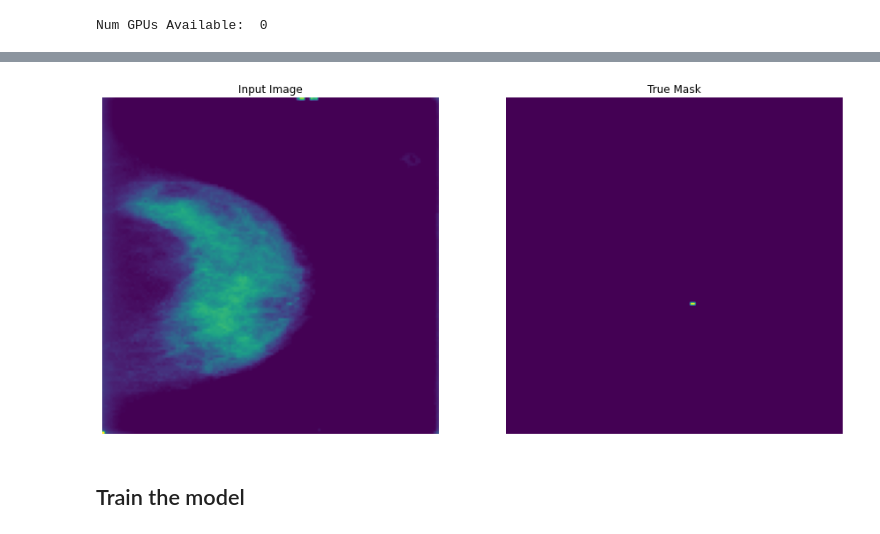
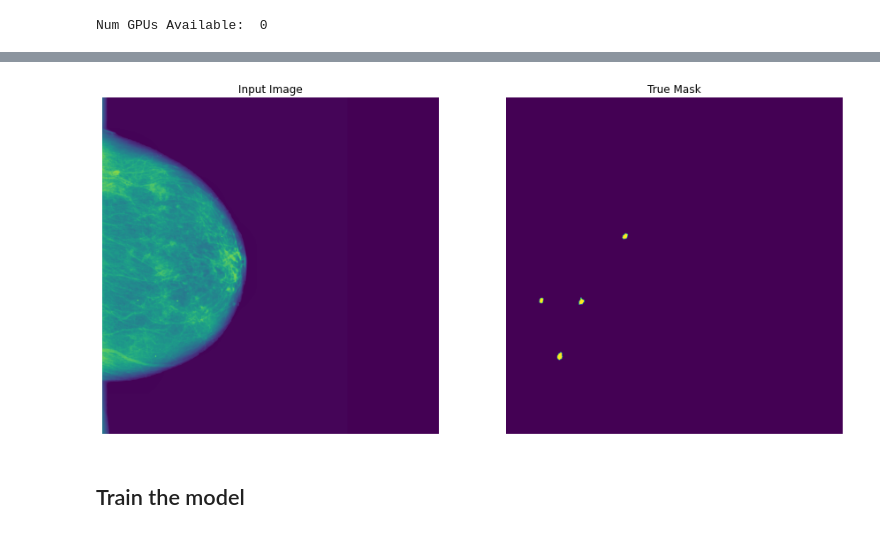
Before and after one commit to ryanhantruong/cbis-ddsm-classifier, a Jupyter notebook: Segmentation_v1.ipynb, the cells around one changed output, grey strips where cells are left out. Saved outputs shown, nothing was run; the diff lists cells and outputs as text; code cells hidden in the pictures.

```diff
--- a/Segmentation_v1.ipynb
+++ b/Segmentation_v1.ipynb
@@ -23,7 +23,7 @@ Num GPUs Available:  0
 #                   with_info=True)
 #ds_train,ds_test,ds_valid = dataset
 # %%
-dataset,info = tfds.load('curated_breast_imaging_ddsm/original-calc',split=['train','test'],shuffle_files=True,
+dataset,info = tfds.load('curated_breast_imaging_ddsm/original-calc',split=['train','test'],shuffle_files=False,
                    with_info=True)
 ds_train,ds_test = dataset
 # %%
@@ -38,36 +38,25 @@ def normalize(input_image, input_mask):
 # %%
 @tf.function
 def load_image_train(datapoint):
-    #input_image = tf.image.resize(datapoint['image'], (128,128))
-    #input_mask = tf.squeeze(tf.image.resize(datapoint['abnormalities']['mask'], (128,128)),axis=0)
+    input_image = tf.image.resize(datapoint['image'], (128,128))
+    input_mask = tf.squeeze(tf.image.resize(datapoint['abnormalities']['mask'], (128,128)),axis=0)
 
     #print(type(datapoint['image']).__name__)
     #print(type(input_image).__name__)
 
-    input_image = datapoint['image']
-    input_mask = datapoint['abnormalities']['mask']
+    #input_image = datapoint['image']
+    #input_mask = datapoint['abnormalities']['mask']
 
-    input_image = cropBorders(input_image)
-    input_image = minMaxNormalize(input_image)
-    binarized_img = globalBinarize(input_image,thresh=0.1,maxval=1.0)
-    #dilated_img = morphDilate(binarized_img)
-    #selected_img = largestObj(dilated_img)
-    selected_img = largestObj(binarized_img)
-    #input_image = applyMask(input_image,selected_img)
-    #flipbool = checkLRFlip(input_image)
-    #if flipbool:
-    #    input_image = flipLR(v)
-    #input_image = zeropad(input_image)
 
     #input_image = tf.image.resize(datapoint['image'], tuple(datapoint['image'].get_shape().as_list()[0:2]))
     #input_mask = tf.squeeze(tf.image.resize(datapoint['abnormalities']['mask'],
     #                                        tuple(datapoint['abnormalities']['mask'].get_shape().as_list()[0:2])),axis=0)
 
-    #if tf.random.uniform(()) > 0.5:
-    #    input_image = tf.image.flip_left_right(input_image)
-    #    input_mask = tf.image.flip_left_right(input_mask)
-    #
-    #input_image, input_mask = normalize(input_image, input_mask)
+    if tf.random.uniform(()) > 0.5:
+        input_image = tf.image.flip_left_right(input_image)
+        input_mask = tf.image.flip_left_right(input_mask)
+
+    input_image, input_mask = normalize(input_image, input_mask)
 
     return input_image, input_mask
 # %%
@@ -189,4 +104,4 @@ imlen = max(nrows,ncols)
 # %%
-take1 = train.take(1)
+take1 = train.take(10)
 for image, mask in take1:
     sample_image, sample_mask = image, mask
@@ -217,9 +116,9 @@ display_images([sample_image, cropped_img, normalized_img,binarized_img,dilated_
 # %%
-for image, mask in train.take(1):
-    sample_image, sample_mask = image, mask
-display([sample_image, sample_mask])
+#for image, mask in train.take(1):
+#    sample_image, sample_mask = image, mask
+display([sample_image, np.sum(sample_mask,0)])
 # %% [output]
-[figure, old version]
+[figure, new version]
 # %%
 OUTPUT_CHANNELS = 1
 # %%
```
Also changed, not shown: parts of 19 cells of this notebook, 2 other files.
